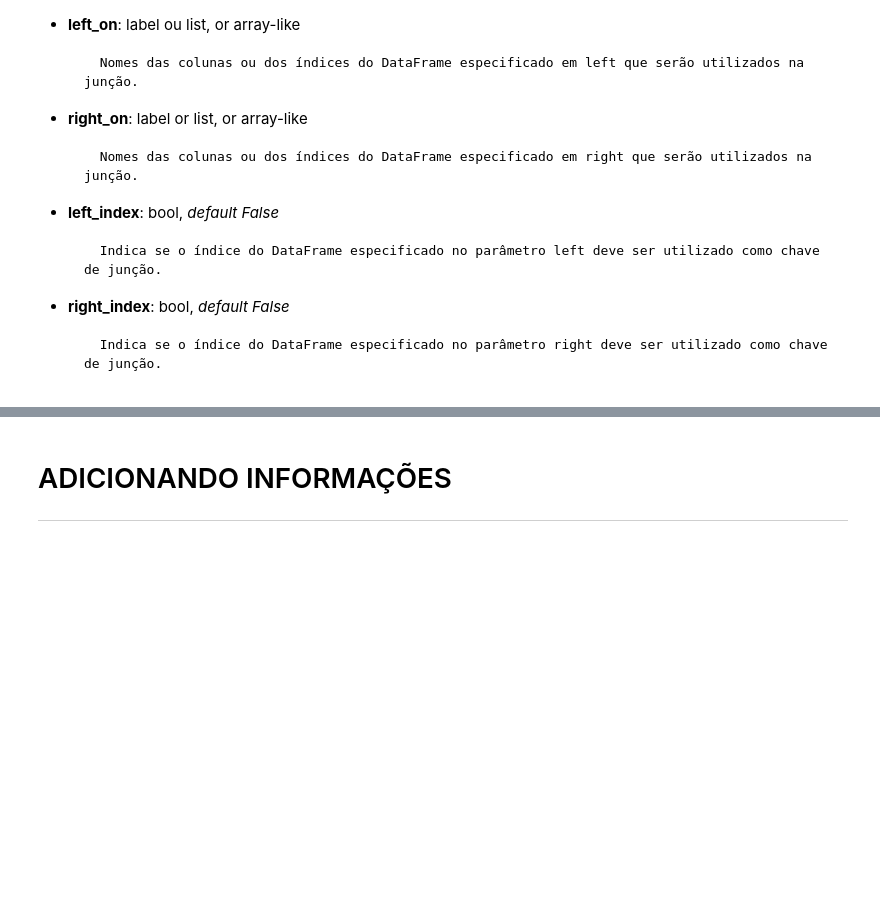
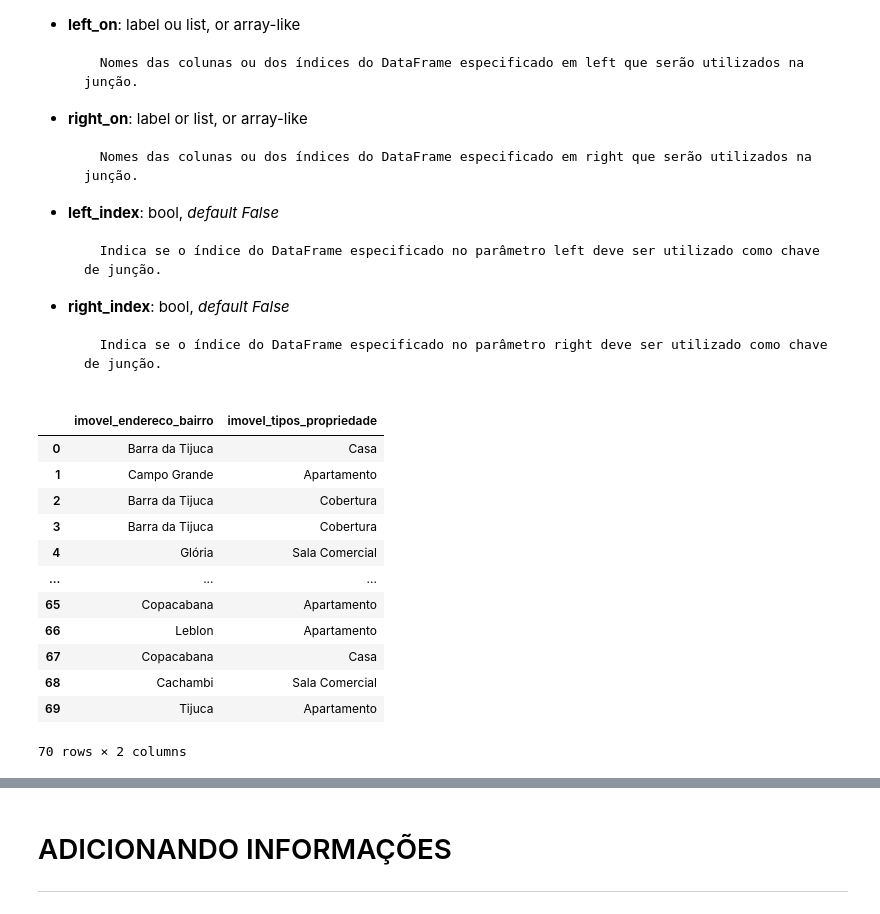
Before and after one commit to josenaldo/alura-cds-python-pandas-tecnicas-avancadas, a Jupyter notebook: notebook/Projeto.ipynb, the cells around one changed output, grey strips where cells are left out. Cells and saved outputs as stored; diff of their text form; code cells hidden in the pictures; blank space fills up the shorter version.

```diff
--- a/notebook/Projeto.ipynb
+++ b/notebook/Projeto.ipynb
@@ -1174,3 +1174,19 @@ pandas.merge(left, right, how='inner', on=None, left_on=None, right_on=None, lef
 - **right_index**: bool, *default False*
 
         Indica se o índice do DataFrame especificado no parâmetro right deve ser utilizado como chave de junção.
+# %%
+dados_listings[['imovel_endereco_bairro', 'imovel_tipos_propriedade']]
+# %% [output]
+|  | imovel_endereco_bairro | imovel_tipos_propriedade |
+| 0 | Barra da Tijuca | Casa |
+| 1 | Campo Grande | Apartamento |
+| 2 | Barra da Tijuca | Cobertura |
+| 3 | Barra da Tijuca | Cobertura |
+| 4 | Glória | Sala Comercial |
+| ... | ... | ... |
+| 65 | Copacabana | Apartamento |
+| 66 | Leblon | Apartamento |
+| 67 | Copacabana | Casa |
+| 68 | Cachambi | Sala Comercial |
+| 69 | Tijuca | Apartamento |
+70 rows × 2 columns
```
Also changed, not shown: parts of 3 cells of this notebook.
